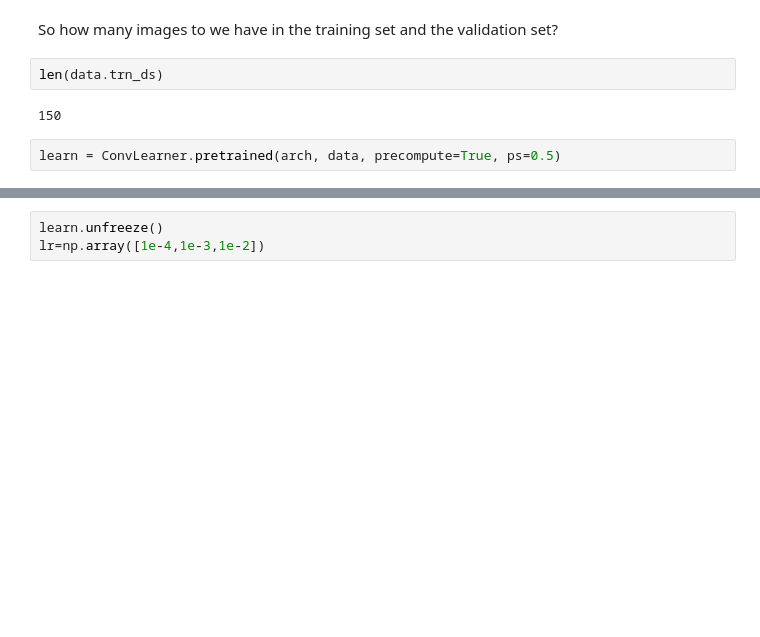
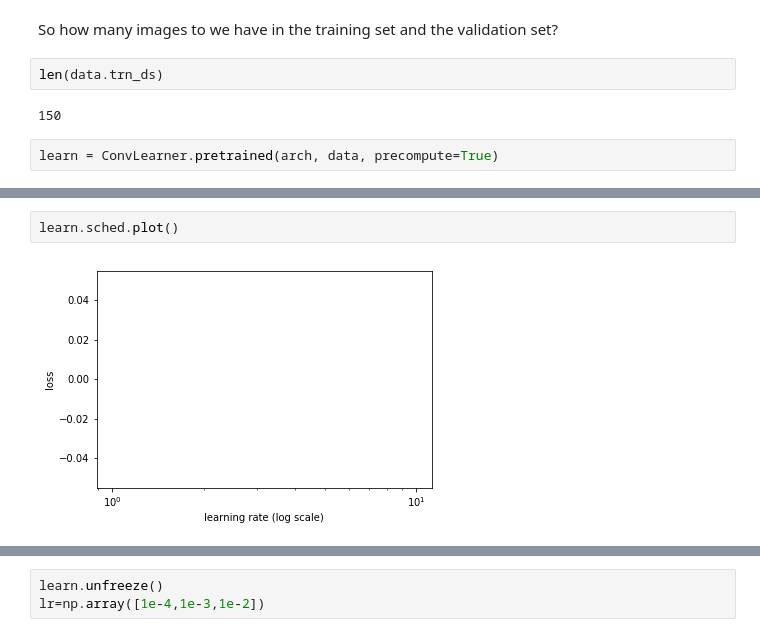
Before and after one commit to jaskinn/fastai, a Jupyter notebook: courses/dl1/lesson 1 - resnext50, dodge vs chev.ipynb, the cells around one changed output, grey strips where cells are left out. Drawn from its saved outputs; the diff is of its cells as text; blank space fills up the shorter version.

```diff
--- a/courses/dl1/lesson 1 - resnext50, dodge vs chev.ipynb
+++ b/courses/dl1/lesson 1 - resnext50, dodge vs chev.ipynb
@@ -82,4 +82,4 @@ len(data.trn_ds)
 # %% [output]
 150
 # %%
-learn = ConvLearner.pretrained(arch, data, precompute=True, ps=0.5)
+learn = ConvLearner.pretrained(arch, data, precompute=True)
@@ -88 +92,5 @@ FileNotFoundError: [Errno 2] No such file or directory: '/home/jake/Documents/de
+# %%
+learn.sched.plot()
+# %% [output]
+[figure, added]
 # %%
```
Also changed, not shown: parts of 12 cells of this notebook, 2 other files.
